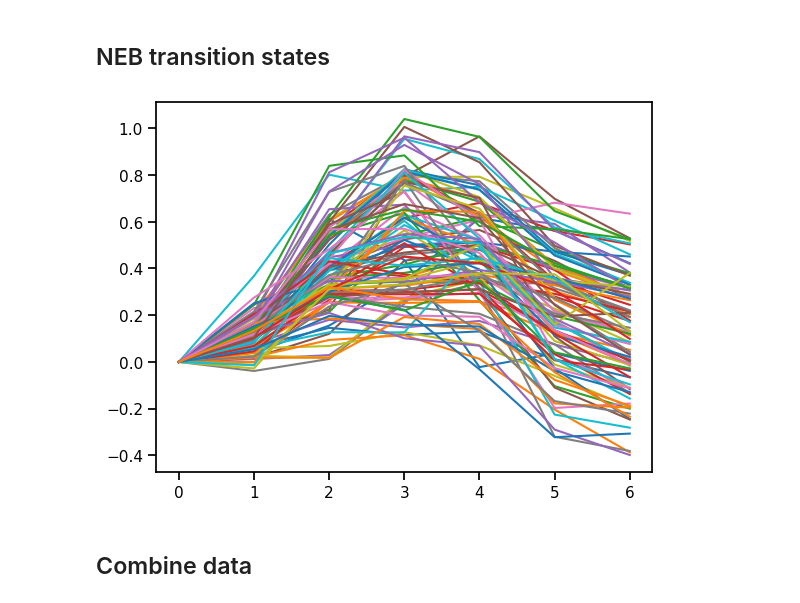
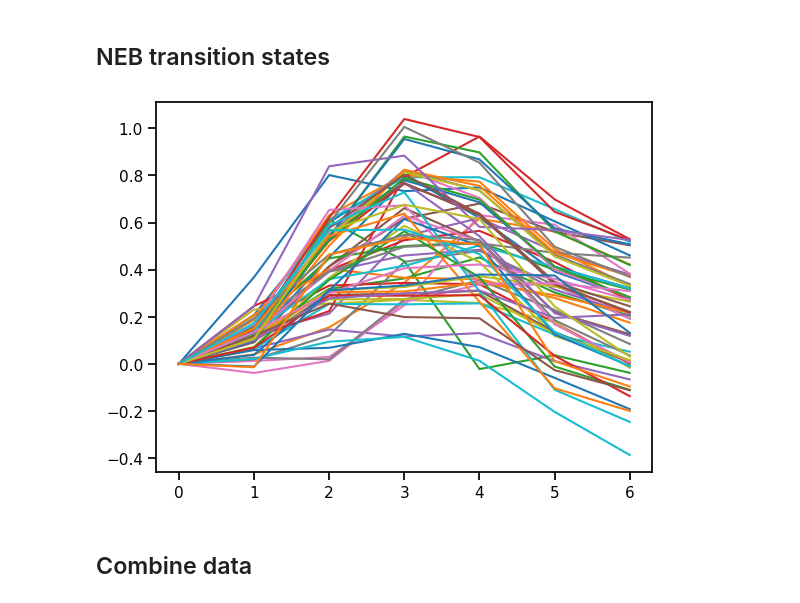
Before and after one commit to JohnLawrenceWargrave/jupyter_for_ARL, a Jupyter notebook: edit_CE_plot_Hull_jochen.ipynb, the cells around one changed output. Cells and saved outputs as stored; diff of their text form; code cells hidden in the pictures.

```diff
--- a/edit_CE_plot_Hull_jochen.ipynb
+++ b/edit_CE_plot_Hull_jochen.ipynb
@@ -361,51 +363,50 @@ fig, ax = plt.subplots()
 atoms_for_training_NEB_transition_states = []
 H_o_M_for_training_NEB_transition_states = []
 paths_for_training_NEB_transition_states = []
+outcars_for_training_NEB_transition_states = []
 
 # the ones generated manually (0250, 0500, 0750)
-paths_for_training_NEB_transition_states  = glob.glob("/nfshome/sadowski/work/LiNiO2_data_base_Sabrina/DFT_database/NEBs_Marcel/0250/NEB_*_finished/run_final")
-paths_for_training_NEB_transition_states += glob.glob("/nfshome/sadowski/work/LiNiO2_data_base_Sabrina/DFT_database/NEBs_Marcel/0500/NEB_*_finished/run_final")
-paths_for_training_NEB_transition_states += glob.glob("/nfshome/sadowski/work/LiNiO2_data_base_Sabrina/DFT_database/NEBs_Marcel/0750/NEB_*_finished/run_final")
+paths_for_training_NEB_transition_states  = glob.glob("/nfshome/winkelmann/ARL/NEBs_Marcel/0250/NEB_*_finished/run_final")
+paths_for_training_NEB_transition_states += glob.glob("/nfshome/winkelmann/ARL/NEBs_Marcel/0500/NEB_*_finished/run_final")
+paths_for_training_NEB_transition_states += glob.glob("/nfshome/winkelmann/ARL/NEBs_Marcel/0750/NEB_*_finished/run_final")
 
 # the random ones
-paths_for_training_NEB_transition_states += glob.glob("/nfshome/sadowski/work/LiNiO2_data_base_Sabrina/DFT_database/NEBs_Marcel/0*random*/02_odh/NEB_*/run_final")
-paths_for_training_NEB_transition_states += glob.glob("/nfshome/sadowski/work/LiNiO2_data_base_Sabrina/DFT_database/NEBs_Marcel/0*random*/03_tsh/NEB_*/run_final")
-paths_for_training_NEB_transition_states += glob.glob("/nfshome/sadowski/work/LiNiO2_data_base_Sabrina/DFT_database/NEBs_Marcel/0*random*/04_double_tsh/NEB_*/run_final")
+paths_for_training_NEB_transition_states += glob.glob("/nfshome/winkelmann/ARL/NEBs_Marcel/0*random*/02_odh/NEB_*/run_final")
+paths_for_training_NEB_transition_states += glob.glob("/nfshome/winkelmann/ARL/NEBs_Marcel/0*random*/03_tsh/NEB_*/run_final")
+paths_for_training_NEB_transition_states += glob.glob("/nfshome/winkelmann/ARL/NEBs_Marcel/0*random*/04_double_tsh/NEB_*/run_final")
 
 # Iterate over all run_final folders
 for path in paths_for_training_NEB_transition_states:
-
+    outcars_for_training_NEB_transition_states.append(path.replace("run_final", "jochen_trans_image.vasp"))
     # Check the energy along the path. Use initial and final energies from the corresponding relaxed structures + the last steps of the
     # optimized intermediate images
     energies = []
     energies.append(ASEread(path.replace("run_final", "OUTCAR_initial_image")).get_potential_energy())
     for i in ["01", "02", "03", "04", "05"]:
         energies.append(ASEread(f"{path}/{i}/OUTCAR").get_potential_energy())
     energies.append(ASEread(path.replace("run_final", "OUTCAR_final_image")).get_potential_energy())
     ax.plot([0,1,2,3,4,5,6], np.array(energies)-energies[0])
 
     # For "Proper" paths, there should be maximum in energy !between! initial and final paths... ignore those where this is not the case
     index_highest_energy = energies.index(max(energies))
 
     if index_highest_energy == 0 or index_highest_energy == 6:
         print(f"Ignore {path}\n  ---> image {index_highest_energy} has highest energy!")
 
     else:
         # get the interpolated middle points of the initially created, straight odh-type path to be used as ideal position for the CE training
-        ideal_TS_structure_file = glob.glob(path.replace("run_final", "run01*/03/POSCAR_orig_linear_interpolation"))
-        if len(ideal_TS_structure_file) == 0:                # For ODH-type jumps there is no POSCAR_orig_linear_interpolation
-            ideal_TS_structure_file = glob.glob(path.replace("run_final", "run01*/03/POSCAR"))
+        ideal_TS_structure_file = glob.glob(path.replace("run_final", "jochen_trans_image.vasp"))
         ideal_TS_atoms = ASEread(ideal_TS_structure_file[0])
 
         atoms_for_training_NEB_transition_states.append(ideal_TS_atoms)
 
         # Compute heat of mixing per atom and append to list
-        Li_count = ideal_TS_atoms.get_chemical_symbols().count("Li")
+        Li_count = ideal_TS_atoms.get_chemical_symbols().count("Li") + 1 # +1 for the jumping Li
         O_count  = ideal_TS_atoms.get_chemical_symbols().count("O")
         H_o_M    = max(energies) - Li_count * E_ref_LiNiO2_per_O2 - (O_count/2-Li_count) * E_ref_NiO2_per_O2
-        H_o_M_for_training_NEB_transition_states.append( H_o_M / len(ideal_TS_atoms) )
+        H_o_M_for_training_NEB_transition_states.append( H_o_M / (len(ideal_TS_atoms) - 1) ) # -1 for Vac that is Ti
 # %% [output]
-[figure, old version]
+[figure, new version]
 # %% [markdown]
 ## Combine data
 # %%
```
Also changed, not shown: parts of 14 cells of this notebook.
